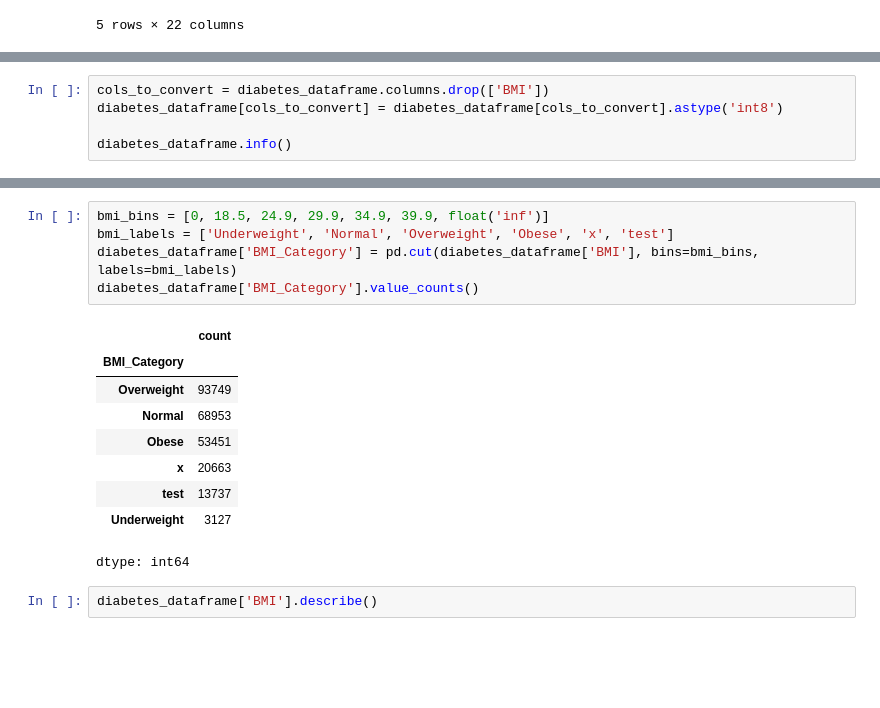
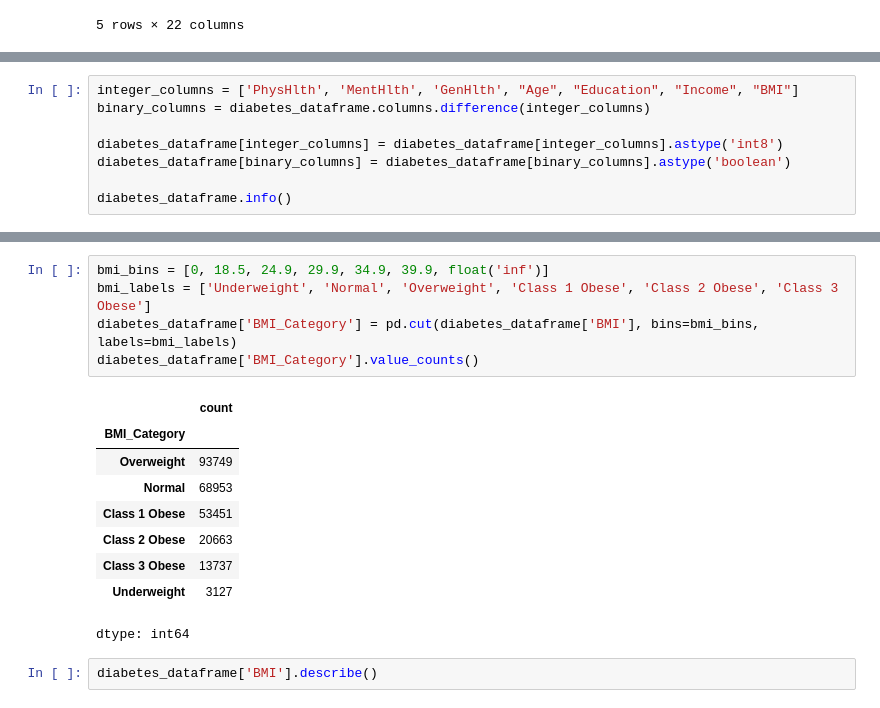
Before and after one commit to Lanzero225/Diabetes-Analysis, a Jupyter notebook: diabetes_notebook.ipynb, the cells around one changed output, grey strips where cells are left out. Drawn from its saved outputs; the diff is of its cells as text; blank space fills up the shorter version.

```diff
--- a/diabetes_notebook.ipynb
+++ b/diabetes_notebook.ipynb
@@ -53,5 +118,0 @@ memory usage: 40.3 MB
-# %%
-cols_to_convert = diabetes_dataframe.columns.drop(['BMI'])
-diabetes_dataframe[cols_to_convert] = diabetes_dataframe[cols_to_convert].astype('int8')
-
-diabetes_dataframe.info()
@@ -75,0 +152,8 @@ memory usage: 7.0 MB
+# %%
+integer_columns = ['PhysHlth', 'MentHlth', 'GenHlth', "Age", "Education", "Income", "BMI"]
+binary_columns = diabetes_dataframe.columns.difference(integer_columns)
+
+diabetes_dataframe[integer_columns] = diabetes_dataframe[integer_columns].astype('int8')
+diabetes_dataframe[binary_columns] = diabetes_dataframe[binary_columns].astype('boolean')
+
+diabetes_dataframe.info()
@@ -76,16 +297,16 @@ memory usage: 7.0 MB
 # %%
 bmi_bins = [0, 18.5, 24.9, 29.9, 34.9, 39.9, float('inf')]
-bmi_labels = ['Underweight', 'Normal', 'Overweight', 'Obese', 'x', 'test']
+bmi_labels = ['Underweight', 'Normal', 'Overweight', 'Class 1 Obese', 'Class 2 Obese', 'Class 3 Obese']
 diabetes_dataframe['BMI_Category'] = pd.cut(diabetes_dataframe['BMI'], bins=bmi_bins, labels=bmi_labels)
 diabetes_dataframe['BMI_Category'].value_counts()
 # %% [output]
 |  | count |
 | BMI_Category |  |
 | Overweight | 93749 |
 | Normal | 68953 |
-| Obese | 53451 |
-| x | 20663 |
-| test | 13737 |
+| Class 1 Obese | 53451 |
+| Class 2 Obese | 20663 |
+| Class 3 Obese | 13737 |
 | Underweight | 3127 |
 dtype: int64
 # %%
```
Also changed, not shown: parts of 33 cells of this notebook.
